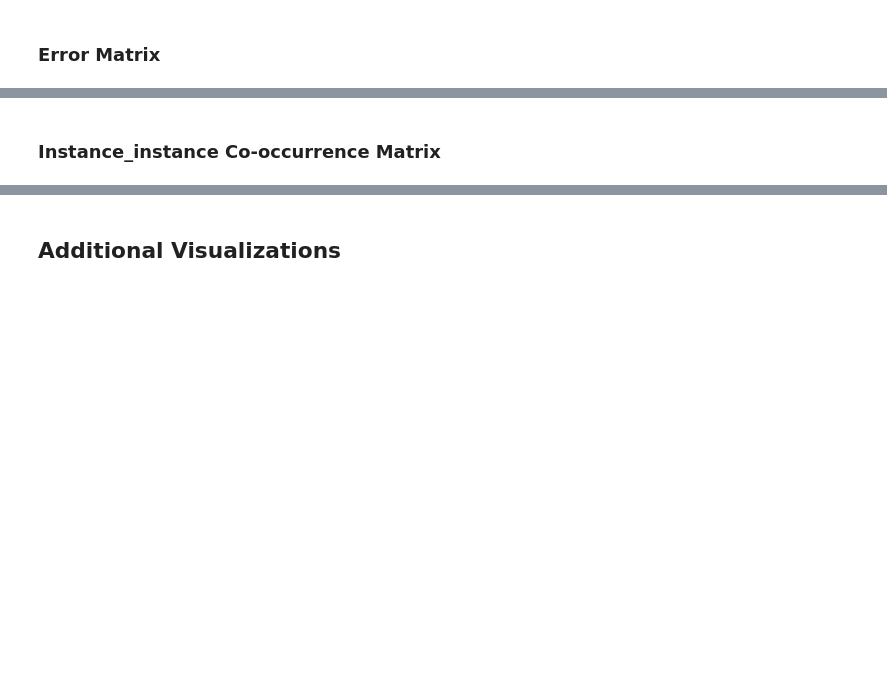
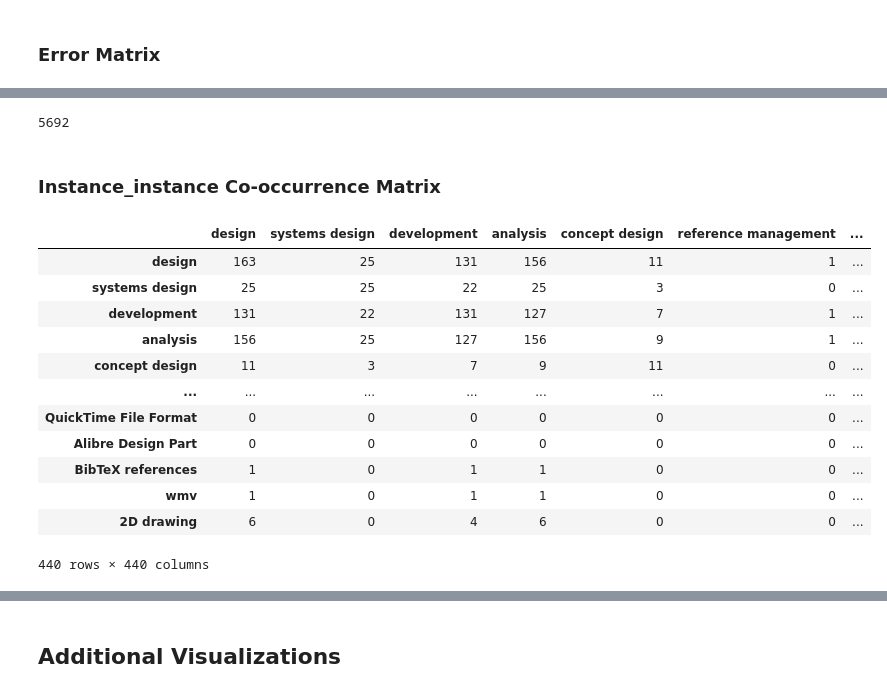
Before and after one commit to borgnetzwerk/tools, a Jupyter notebook: scripts/SLR/co_occurence.ipynb, the cells around one changed output, grey strips where cells are left out. Drawn from its saved outputs; the diff is of its cells as text; code cells hidden in the pictures; blank space fills up the shorter version.

Commit message:
Co-occurrence done

```diff
--- a/scripts/SLR/co_occurence.ipynb
+++ b/scripts/SLR/co_occurence.ipynb
@@ -672 +745,5 @@ director.builder["occurrence_matrix"].save()
+# %%
+occurrence_matrix.sum().sum()
+# %% [output]
+5692
 # %%
@@ -700,3 +771,21 @@ instance_instance_co_occurrence_matrix = np.dot(
+# %%
+instance_instance_co_occurrence_matrix = occurrence_matrix.T.dot(occurrence_matrix)
+# %%
+instance_instance_co_occurrence_matrix
+# %% [output]
+|  | design | systems design | development | analysis | concept design | reference management | ... |
+| design | 163 | 25 | 131 | 156 | 11 | 1 | ... |
+| systems design | 25 | 25 | 22 | 25 | 3 | 0 | ... |
+| development | 131 | 22 | 131 | 127 | 7 | 1 | ... |
+| analysis | 156 | 25 | 127 | 156 | 9 | 1 | ... |
+| concept design | 11 | 3 | 7 | 9 | 11 | 0 | ... |
+| ... | ... | ... | ... | ... | ... | ... | ... |
+| QuickTime File Format | 0 | 0 | 0 | 0 | 0 | 0 | ... |
+| Alibre Design Part | 0 | 0 | 0 | 0 | 0 | 0 | ... |
+| BibTeX references | 1 | 0 | 1 | 1 | 0 | 0 | ... |
+| wmv | 1 | 0 | 1 | 1 | 0 | 0 | ... |
+| 2D drawing | 6 | 0 | 4 | 6 | 0 | 0 | ... |
+440 rows × 440 columns
 # %%
 instance_instance_relative_co_occurrence_matrix = (
     instance_instance_co_occurrence_matrix
```
Also changed, not shown: parts of 10 cells of this notebook, 1 other file.
